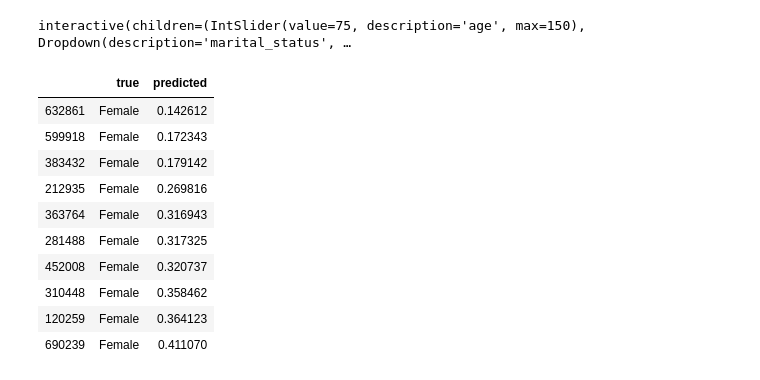
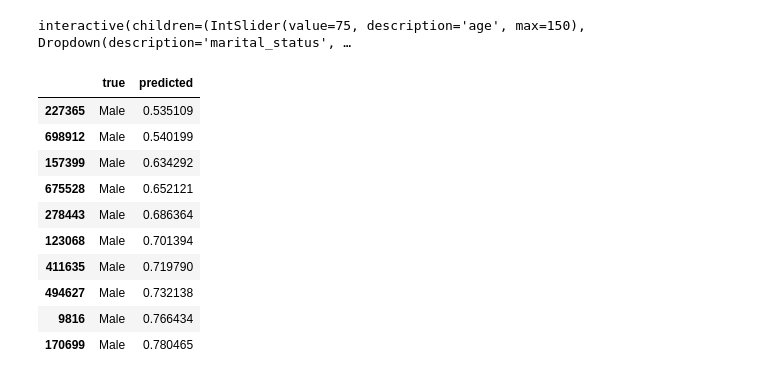
Before and after one commit to Nburkhal/mortality_dash_template, a Jupyter notebook: notebooks/Gender Prediction Notebook - Final.ipynb, the cells around one changed output. Saved outputs shown, nothing was run; the diff lists cells and outputs as text; code cells hidden in the pictures.

```diff
--- a/notebooks/Gender Prediction Notebook - Final.ipynb
+++ b/notebooks/Gender Prediction Notebook - Final.ipynb
@@ -210,19 +185,0 @@ eli5.show_weights(
-# %%
-# Let's run our test again after we remove feature importances of 0 or less
-min_importance = 0
-mask = permuter.feature_importances_ > 0
-features = X_train.columns[mask]
-X_train = X_train[features]
-X_val = X_val[features]
-X_test = X_test[features]
-# %%
-encoder = ce.OrdinalEncoder()
-X_train_encoded = encoder.fit_transform(X_train)
-X_val_encoded = encoder.transform(X_val)
-
-eval_set = [(X_train_encoded, y_train),
-           (X_val_encoded, y_val)]
-
-# Fit on train
-model.fit(X_train_encoded, y_train, early_stopping_rounds=50,
-         eval_metric='auc', eval_set=eval_set)
@@ -254,20 +185,0 @@ XGBClassifier(base_score=0.5, booster='dart', colsample_bylevel=1,
-# %%
-# Run model with optimized hyper parameters taken from previous iteration
-
-# Create new model
-model = XGBClassifier(
-    boost='gbtree',
-    n_estimators=469,
-    random_state=42,
-    n_jobs=-1,
-    learning_rate=0.3,
-    max_depth=4
-)
-
-# Create new evaluation set
-eval_set = [(X_train_encoded, y_train),
-           (X_val_encoded, y_val)]
-
-# Fit on train
-model.fit(X_train_encoded, y_train, early_stopping_rounds=50,
-          eval_metric='auc', eval_set=eval_set)
@@ -666,29 +542,30 @@ def explainer(row_number):
         features=row
     )
 # %%
+# Compare our test y vector with our test predicted probabilities
 df = pd.DataFrame({
     'true': y_test,
     'predicted': test_pred_proba
                   }
 )
 
 male = y_test == 'Male'
 female = ~male
 right = (male) == (df['predicted'] > 0.50)
 wrong = ~right
 
 
-df[female & right].sample(n=10, random_state=1).sort_values(by='predicted')
+df[male & right].sample(n=10, random_state=1).sort_values(by='predicted')
 # %% [output]
 |  | true | predicted |
-| 632861 | Female | 0.142612 |
-| 599918 | Female | 0.172343 |
-| 383432 | Female | 0.179142 |
-| 212935 | Female | 0.269816 |
-| 363764 | Female | 0.316943 |
-| 281488 | Female | 0.317325 |
-| 452008 | Female | 0.320737 |
-| 310448 | Female | 0.358462 |
-| 120259 | Female | 0.364123 |
-| 690239 | Female | 0.411070 |
+| 227365 | Male | 0.535109 |
+| 698912 | Male | 0.540199 |
+| 157399 | Male | 0.634292 |
+| 675528 | Male | 0.652121 |
+| 278443 | Male | 0.686364 |
+| 123068 | Male | 0.701394 |
+| 411635 | Male | 0.719790 |
+| 494627 | Male | 0.732138 |
+| 9816 | Male | 0.766434 |
+| 170699 | Male | 0.780465 |
 # %%
```
Also changed, not shown: parts of 29 cells of this notebook, 13 other files.
